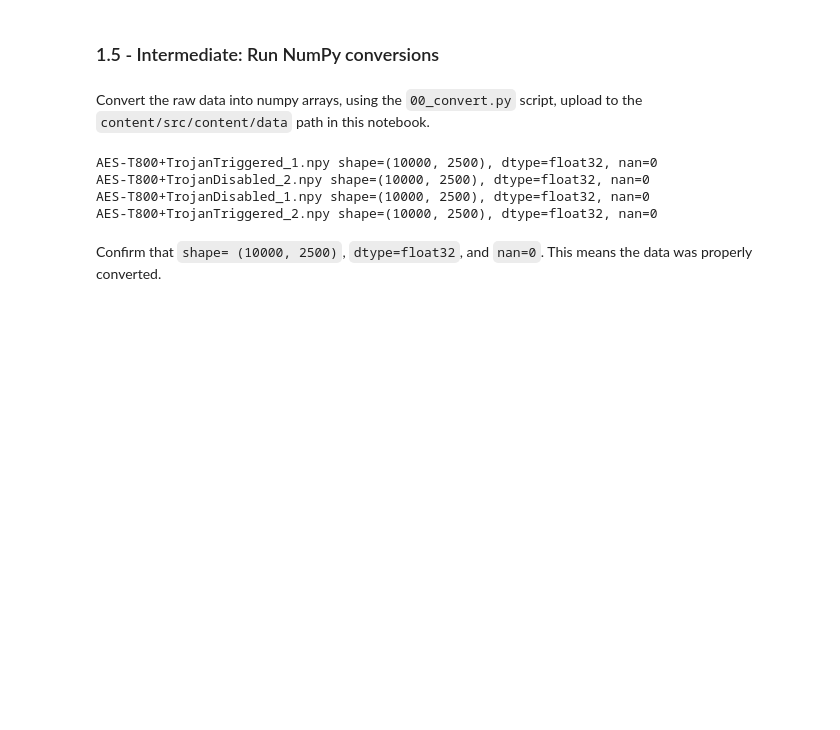
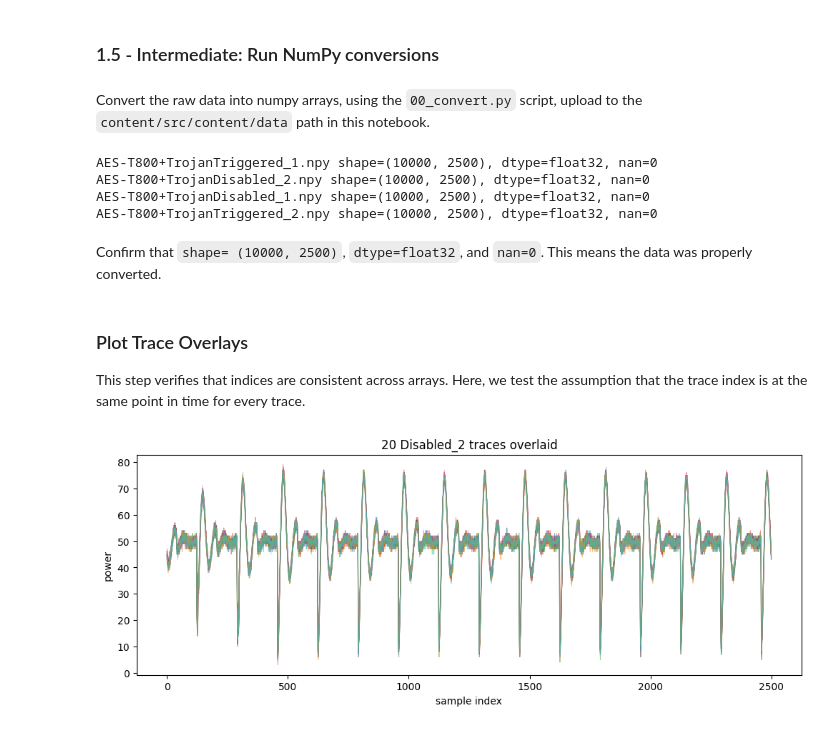
Before and after one commit to ericnmt/htd-benchmarking, a Jupyter notebook: notebooks/T800-HT-ML-Pipeline.ipynb, the cells around one changed output. Drawn from its saved outputs; the diff is of its cells as text; code cells hidden in the pictures; blank space fills up the shorter version.

Commit message:
Add plots for raw data visualization and basic analysis.

```diff
--- a/notebooks/T800-HT-ML-Pipeline.ipynb
+++ b/notebooks/T800-HT-ML-Pipeline.ipynb
@@ -37,3 +49,22 @@ AES-T800+TrojanDisabled_1.npy shape=(10000, 2500), dtype=float32, nan=0
 AES-T800+TrojanTriggered_2.npy shape=(10000, 2500), dtype=float32, nan=0
 # %% [markdown]
 Confirm that `shape= (10000, 2500)`, `dtype=float32`, and `nan=0`. This means the data was properly converted.
+# %% [markdown]
+### Plot Trace Overlays
+This step verifies that indices are consistent across arrays. Here, we test the assumption that the trace index is at the same point in time for every trace.
+# %%
+d2 = np.load(f"{DATA}/AES-T800+TrojanDisabled_2.npy")
+t2 = np.load(f"{DATA}/AES-T800+TrojanTriggered_2.npy")
+
+os.makedirs("results/figures", exist_ok=True)
+
+plt.figure(figsize=(12,4))
+for i in range(20):
+  plt.plot(d2[i], alpha=0.5, linewidth=0.7)
+plt.title("20 Disabled_2 traces overlaid")
+plt.xlabel("sample index"); plt.ylabel("power")
+plt.savefig("results/figures/01_alignment.png", dpi=120, bbox_inches="tight")
+plt.show()
+plt.close()
+# %% [output]
+[figure, added]
```
Also changed, not shown: parts of 10 cells of this notebook.
